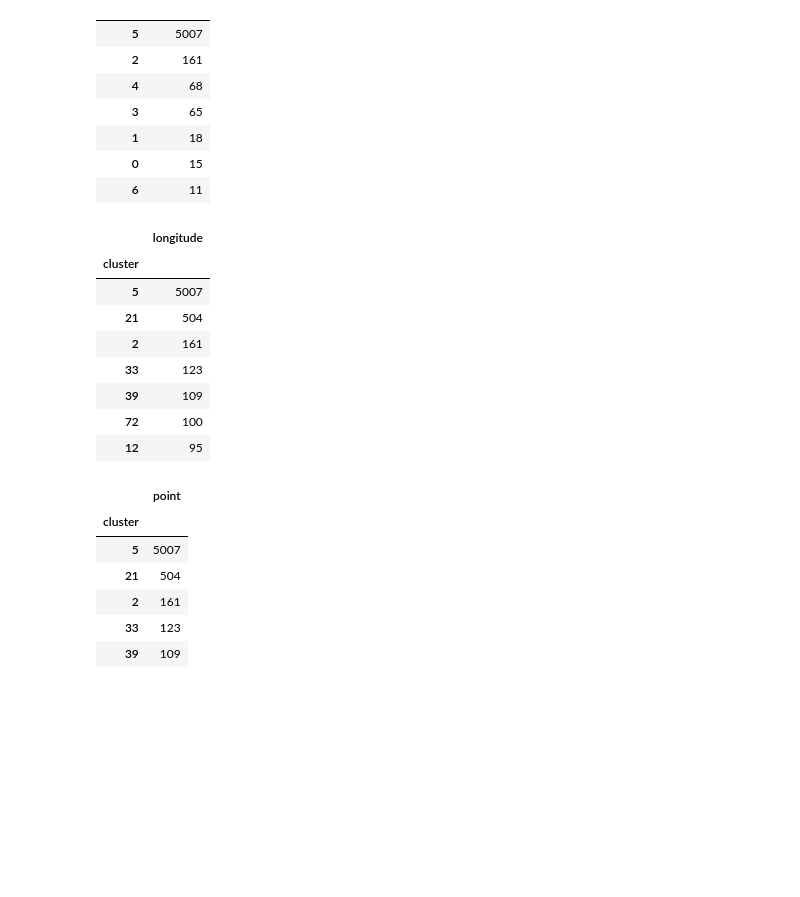
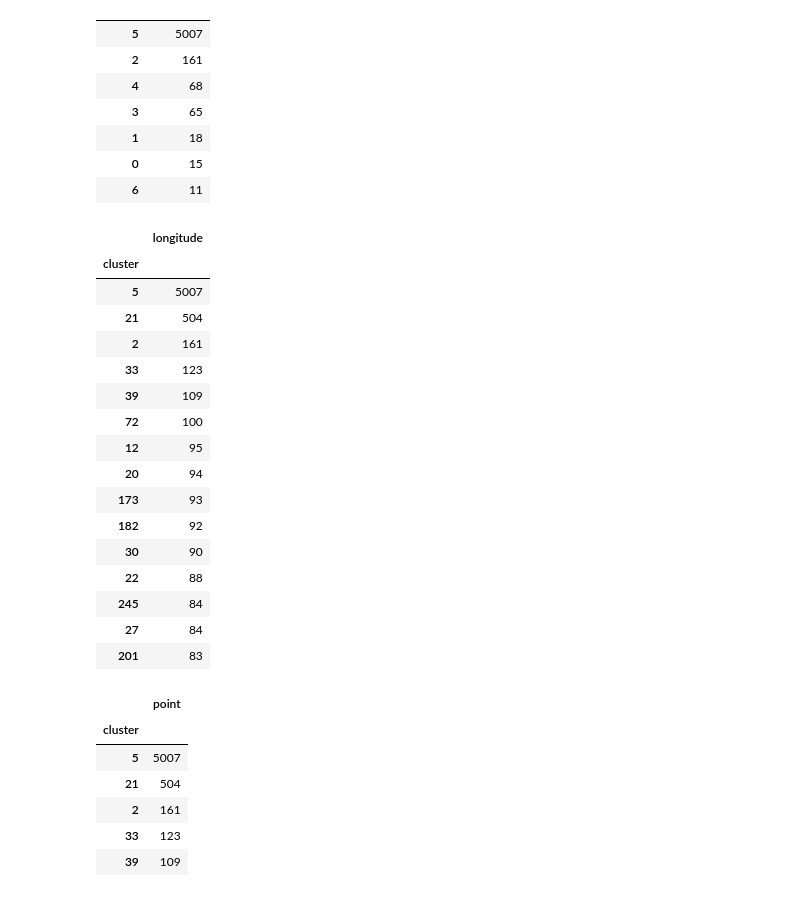
Before and after one commit to franzmornau/Traffic-Accident-Hotspots-and-Patterns, a Jupyter notebook: clustering/DBSCAN_firstExplr.ipynb, the cells around one changed output. Saved outputs shown, nothing was run; the diff lists cells and outputs as text; code cells hidden in the pictures; blank space fills up the shorter version.

```diff
--- a/clustering/DBSCAN_firstExplr.ipynb
+++ b/clustering/DBSCAN_firstExplr.ipynb
@@ -29,8 +29,6 @@ acc = pd.read_csv('../data/cleaned/coll_coord.csv', low_memory=False)
 # acc['latitude'][0]
 # %%
 # acc.info()
-# %%
-acc=acc.drop([202130],axis=0)
 # %%
 acc[['longitude','latitude']].isnull().sum()
 # %% [output]
@@ -120,17 +120,25 @@ dfx.groupby('cluster').count().head(7)[['longitude']].sort_values('longitude',as
 | 0 | 15 |
 | 6 | 11 |
 # %%
-dfx.groupby('cluster').count()[['longitude']].sort_values('longitude',ascending=False).head(7)
+dfx.groupby('cluster').count()[['longitude']].sort_values('longitude',ascending=False).head(15)
 # %% [output]
 |  | longitude |
 | cluster |  |
 | 5 | 5007 |
 | 21 | 504 |
 | 2 | 161 |
 | 33 | 123 |
 | 39 | 109 |
 | 72 | 100 |
 | 12 | 95 |
+| 20 | 94 |
+| 173 | 93 |
+| 182 | 92 |
+| 30 | 90 |
+| 22 | 88 |
+| 245 | 84 |
+| 27 | 84 |
+| 201 | 83 |
 # %%
 cluster_counts= dfx.groupby('cluster').count()[['longitude']].sort_values('longitude',ascending=False)
 cluster_counts.rename(index=int, columns={'longitude': 'point'}, inplace=True)
```
Also changed, not shown: parts of 2 cells of this notebook, 19 other files.
